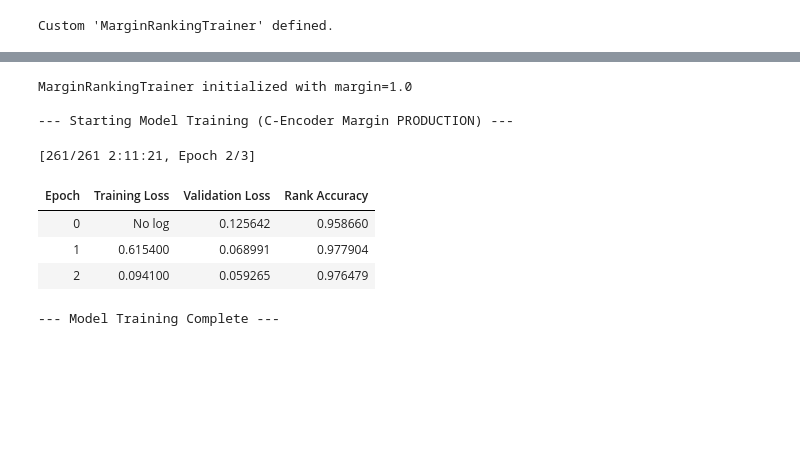
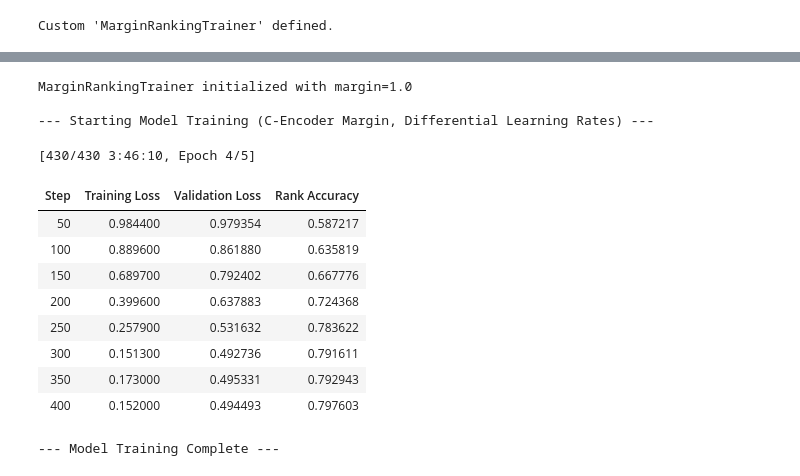
Before and after one commit to ku6kaw/S2ORCRanker, a Jupyter notebook: training/CROSS-M_train_cencoder_margin.ipynb, the cells around one changed output, grey strips where cells are left out. Cells and saved outputs as stored; diff of their text form; code cells hidden in the pictures; blank space fills up the shorter version.

```diff
--- a/training/CROSS-M_train_cencoder_margin.ipynb
+++ b/training/CROSS-M_train_cencoder_margin.ipynb
@@ -38,15 +40,15 @@ else:
 # %%
 # --- 2. 設定 (本番用) ---
 
-TRAINING_FILE = "data/processed/training_dataset_abstract_cleaned_v3.csv"
+TRAINING_FILE = "data/processed/training_dataset_hard_negatives_1to3.csv"
 MODEL_CHECKPOINT = "allenai/longformer-base-4096"
-OUTPUT_MODEL_DIR = "models/cencoder_margin_v1" # 本番用の保存先
+OUTPUT_MODEL_DIR = "models/cencoder_margin_v2" # 本番用の保存先
 
 # --- 実験計画からのハイパーパラメータ ---
 MAX_LENGTH = 2048
-LEARNING_RATE = 2e-5
+LEARNING_RATE = 5e-6
 MARGIN_RANKING_MARGIN = 1.0
-EPOCHS = 3       # ▼▼▼ 3エポックで実験 ▼▼▼
+EPOCHS = 5       # ▼▼▼ 5エポックで実験 ▼▼▼
 BATCH_SIZE = 16  # ▼▼▼ バッチサイズ16 ▼▼▼
 GRAD_ACCUM_STEPS = 4 # ▼▼▼ 勾配累積4 (実質バッチ 16*4=64) ▼▼▼
 
@@ -57,13 +59,8 @@ Configuration set for PRODUCTION (Batch Size: 16, Grad Accum: 4, Epochs: 3)
 # --- 3. カスタムモデルクラスの定義 ---
 
 class CrossEncoderMarginModel(BertPreTrainedModel):
-    """
-    C-Encoder (Margin) モデル
-    内部で C-Encoder (BCE) と同じモデルを2回呼び出す
-    """
     def __init__(self, config):
         super(CrossEncoderMarginModel, self).__init__(config)
-        # Longformerベースのスコア計算機 (num_labels=1)
         self.scorer = AutoModelForSequenceClassification.from_config(config)
         self.init_weights()
 
@@ -76,11 +73,8 @@ class CrossEncoderMarginModel(BertPreTrainedModel):
         labels=None,
         **kwargs
     ):
-        # 1. ポジティブペアのスコアを計算 (入力: (Anchor, Positive))
         output_pos = self.scorer(input_ids=input_ids, attention_mask=attention_mask)
         score_positive = output_pos.logits
-
-        # 2. ネガティブペアのスコアを計算 (入力: (Anchor, Negative))
         output_neg = self.scorer(input_ids=input_ids_neg, attention_mask=attention_mask_neg)
         score_negative = output_neg.logits
 
@@ -256,27 +280,63 @@ Training arguments set for PRODUCTION.
 # %%
 # --- 8. 訓練の開始 ---
+from torch.optim import AdamW
+
+# --- 学習率の個別設定 ---
+# このモデル(CrossEncoderMarginModel)の本体は 'scorer' に格納されている
+
+# 1. ベースモデル(Longformer)のパラメータ（学習率: 小）
+base_model_params = list(model.scorer.bert.named_parameters())
+
+# 2. 分類ヘッド部分のパラメータ（学習率: 大）
+#    (Longformerの分類ヘッドは 'classifier' という名前で格納されています)
+classifier_params = list(model.scorer.classifier.named_parameters())
+
+# グループ化
+optimizer_grouped_parameters = [
+    {
+        "params": [p for n, p in base_model_params],
+        "lr": LEARNING_RATE, # 元の設定 (2e-5)
+    },
+    {
+        "params": [p for n, p in classifier_params],
+        "lr": 2e-5, # ★ヘッド部分は大きく (例: 1e-3)
+    },
+]
+
+# カスタムオプティマイザの作成
+optimizer = AdamW(optimizer_grouped_parameters)
+
+# Trainerの初期化 (optimizers引数を使用)
 trainer = MarginRankingTrainer(
     model=model,
     args=training_args,
     train_dataset=tokenized_datasets["train"],
     eval_dataset=tokenized_datasets["validation"],
     tokenizer=tokenizer,
     compute_metrics=compute_metrics_margin,
-    margin=MARGIN_RANKING_MARGIN
+    margin=MARGIN_RANKING_MARGIN,
+
+    # ▼▼▼ 修正点: カスタムオプティマイザを渡す ▼▼▼
+    optimizers=(optimizer, None)
 )
 
-print("\n--- Starting Model Training (C-Encoder Margin PRODUCTION) ---")
+print("\n--- Starting Model Training (C-Encoder Margin, Differential Learning Rates) ---")
 trainer.train()
 print("--- Model Training Complete ---")
 # %% [output]
 MarginRankingTrainer initialized with margin=1.0
 
---- Starting Model Training (C-Encoder Margin PRODUCTION) ---
+--- Starting Model Training (C-Encoder Margin, Differential Learning Rates) ---
-[261/261 2:11:21, Epoch 2/3]
+[430/430 3:46:10, Epoch 4/5]
-| Epoch | Training Loss | Validation Loss | Rank Accuracy |
-| 0 | No log | 0.125642 | 0.958660 |
-| 1 | 0.615400 | 0.068991 | 0.977904 |
-| 2 | 0.094100 | 0.059265 | 0.976479 |
+| Step | Training Loss | Validation Loss | Rank Accuracy |
+| 50 | 0.984400 | 0.979354 | 0.587217 |
+| 100 | 0.889600 | 0.861880 | 0.635819 |
+| 150 | 0.689700 | 0.792402 | 0.667776 |
+| 200 | 0.399600 | 0.637883 | 0.724368 |
+| 250 | 0.257900 | 0.531632 | 0.783622 |
+| 300 | 0.151300 | 0.492736 | 0.791611 |
+| 350 | 0.173000 | 0.495331 | 0.792943 |
+| 400 | 0.152000 | 0.494493 | 0.797603 |
 --- Model Training Complete ---
 # %%
 # --- 9. モデルの保存 ---
```
Also changed, not shown: parts of 7 cells of this notebook, 5 other files.
